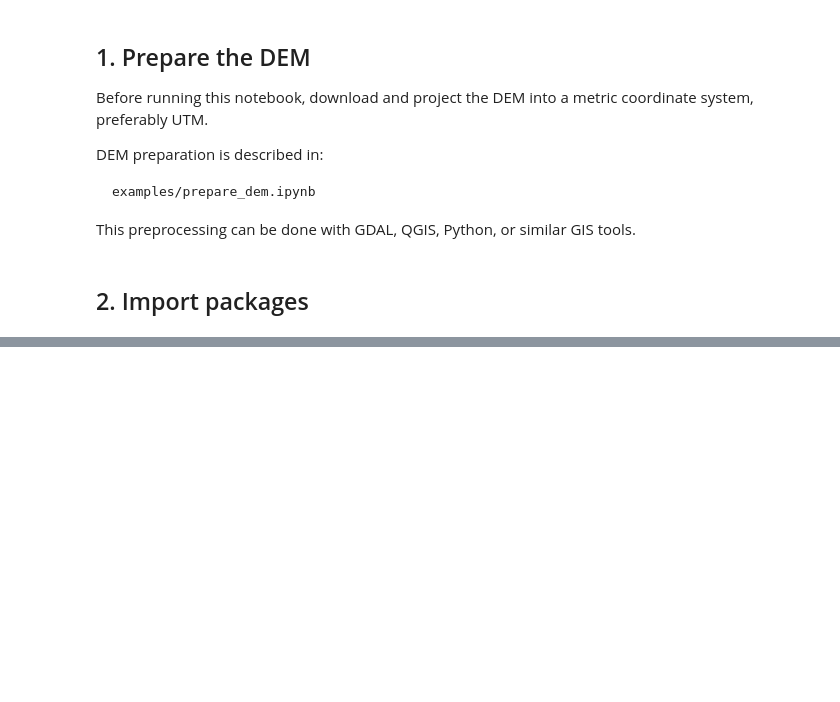
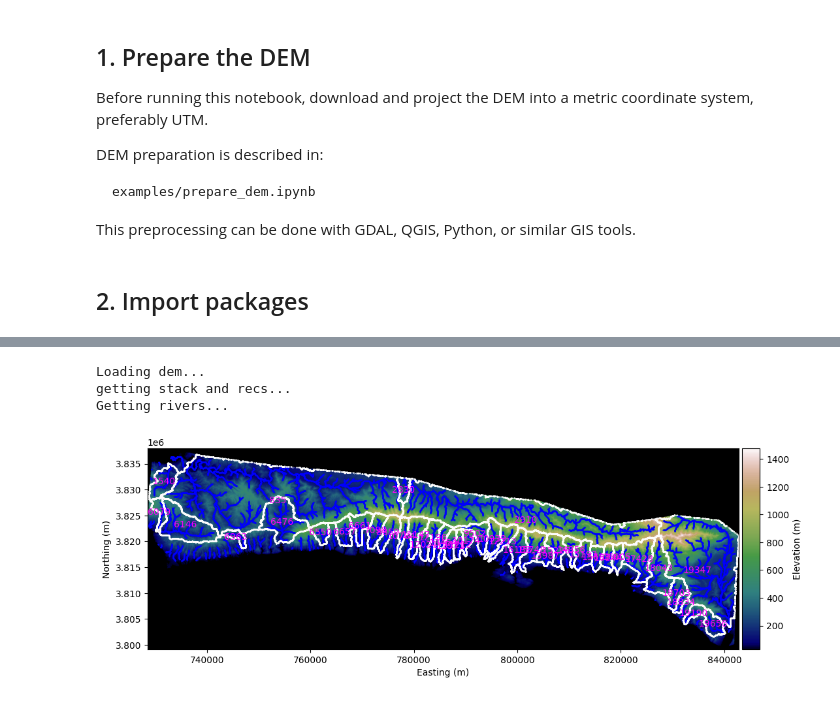
Before and after one commit to baroryan/ChInversionLandscpes, a Jupyter notebook: examples/chi_space_inversion.ipynb, the cells around one changed output, grey strips where cells are left out. Cells and saved outputs as stored; diff of their text form; code cells hidden in the pictures; blank space fills up the shorter version.

```diff
--- a/examples/chi_space_inversion.ipynb
+++ b/examples/chi_space_inversion.ipynb
@@ -173,0 +62,22 @@ This allows the inversion to account for spatial variations in discharge related
+# %%
+
+base_level = 30.0          # meters
+area_threshold = 1e6       # m², equivalent to 1 km²
+
+dem_path = "DEMs/santa_ynez.tif"
+
+DEM = load_dem.loadDEMDiet(
+    dem_path,
+    Z0=base_level,
+    A0=area_threshold,
+)
+
+fig, ax = plt.subplots(figsize=(16, 4))
+DEM.PlotAll(ax=ax,numOfBasinsPrint=40)
+plt.show()
+fig.savefig("figs/sy_retrieved_rivers_and_basins.pdf", dpi=300)
+# %% [output]
+Loading dem...
+getting stack and recs...
+Getting rivers...
+[figure, added]
```
Also changed, not shown: parts of 24 cells of this notebook, 1 other file.
